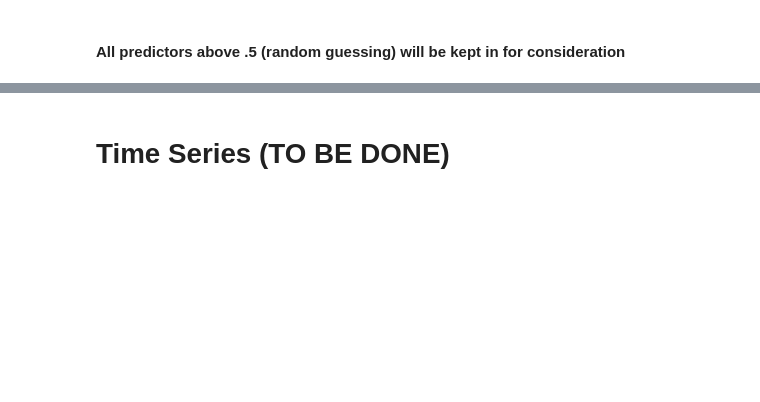
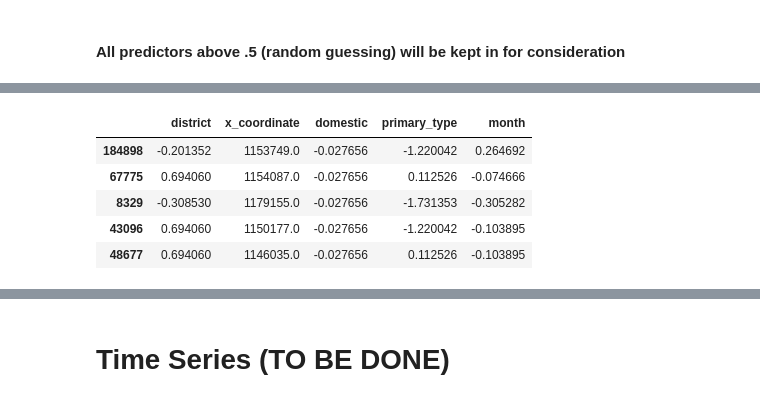
Before and after one commit to chriistinahu/STAT_430_PDS_Project, a Jupyter notebook: ModelingWork.ipynb, the cells around one changed output, grey strips where cells are left out. Saved outputs shown, nothing was run; the diff lists cells and outputs as text; code cells hidden in the pictures; blank space fills up the shorter version.

```diff
--- a/ModelingWork.ipynb
+++ b/ModelingWork.ipynb
@@ -501,0 +436,9 @@ print(y_pred[0])
+# %%
+test_woe.head()
+# %% [output]
+|  | district | x_coordinate | domestic | primary_type | month |
+| 184898 | -0.201352 | 1153749.0 | -0.027656 | -1.220042 | 0.264692 |
+| 67775 | 0.694060 | 1154087.0 | -0.027656 | 0.112526 | -0.074666 |
+| 8329 | -0.308530 | 1179155.0 | -0.027656 | -1.731353 | -0.305282 |
+| 43096 | 0.694060 | 1150177.0 | -0.027656 | -1.220042 | -0.103895 |
+| 48677 | 0.694060 | 1146035.0 | -0.027656 | 0.112526 | -0.103895 |
```
Also changed, not shown: parts of 30 cells of this notebook.
